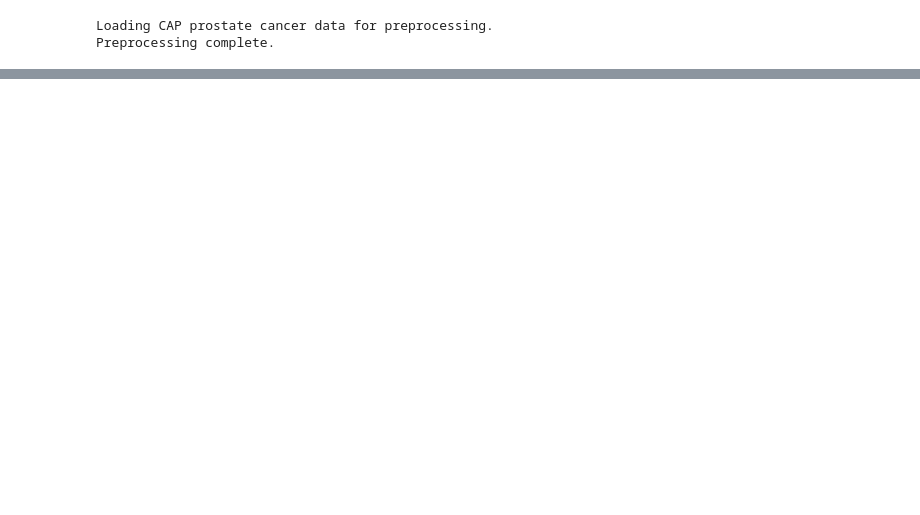
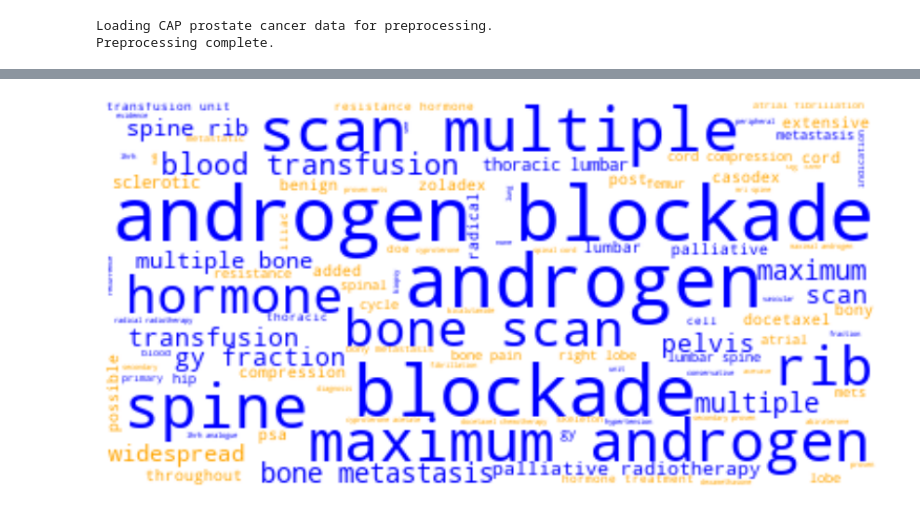
Before and after one commit to UHBristolDataScience/CAP-LeDeR-classification, a Jupyter notebook: rf_interpretability_outputs.ipynb, the cells around one changed output, grey strips where cells are left out. Saved outputs shown, nothing was run; the diff lists cells and outputs as text; code cells hidden in the pictures; blank space fills up the shorter version.

```diff
--- a/rf_interpretability_outputs.ipynb
+++ b/rf_interpretability_outputs.ipynb
@@ -18,6 +19,7 @@ CLASS_LABEL = 'pca_death_code'  # Target label to predict
 
 RANDOM_STATE = 42
 TEST_SIZE = 0.2
+CV = 5
 
-CV = 5
+DEMO_INSTANCE = 64
 # %%
@@ -58,29 +73,16 @@ from explainability import (get_rf_feature_importances,
 # %%
-if DATA == "CAP":
+print("Loading CAP prostate cancer data for preprocessing.")
+df = load_data(DATA_DIR)
+# Combine text from all feature columns into a single string column
+df = concatenate_feature_columns(df)
+# Link to dates of death:
+df = add_dates(df, DATA_DIR)
+# Link to reviewer Ids:
+df = add_reviewer_ids(df, DATA_DIR)
+# Convert all dates to be in units of months before/after death (Note: this regex is not foolproof)
+df = convert_dates_relative(df)
 
-    from cap_helper import *
-
-    print("Loading CAP prostate cancer data for preprocessing.")
-    df = load_data(DATA_DIR)
-    # Combine text from all feature columns into a single string column
-    df = concatenate_feature_columns(df)
-    # Link to dates of death:
-    df = add_dates(df, DATA_DIR)
-    # Link to reviewer Ids:
-    df = add_reviewer_ids(df, DATA_DIR)
-    # Convert all dates to be in units of months before/after death (Note: this regex is not foolproof)
-    df = convert_dates_relative(df)
-
-    print("Preprocessing complete.")
-
-    with open('temp_data.pickle', 'wb') as outfile:
-        pickle.dump(df, outfile)
-
-
-## Temporary:
-else:
-    with open('temp_data.pickle', 'rb') as infile:
-        df = pickle.load(infile)
+print("Preprocessing complete.")
 # %% [output]
 Loading CAP prostate cancer data for preprocessing.
 Preprocessing complete.
@@ -120,0 +130,4 @@ fimps.head(15)
+# %%
+wordcloud(fimps_ti_i)
+# %% [output]
+[figure, added]
```
Also changed, not shown: parts of 33 cells of this notebook, 6 other files.
